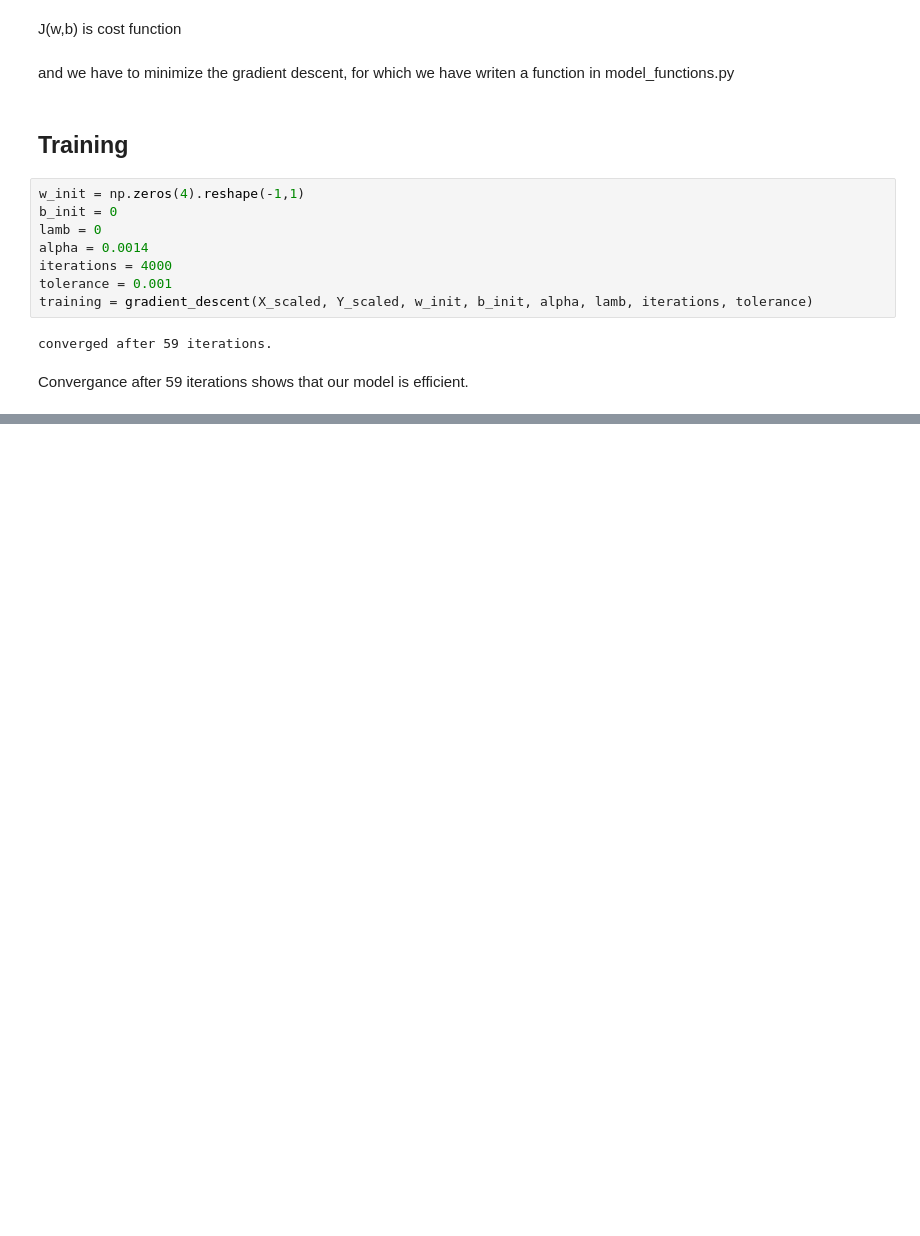
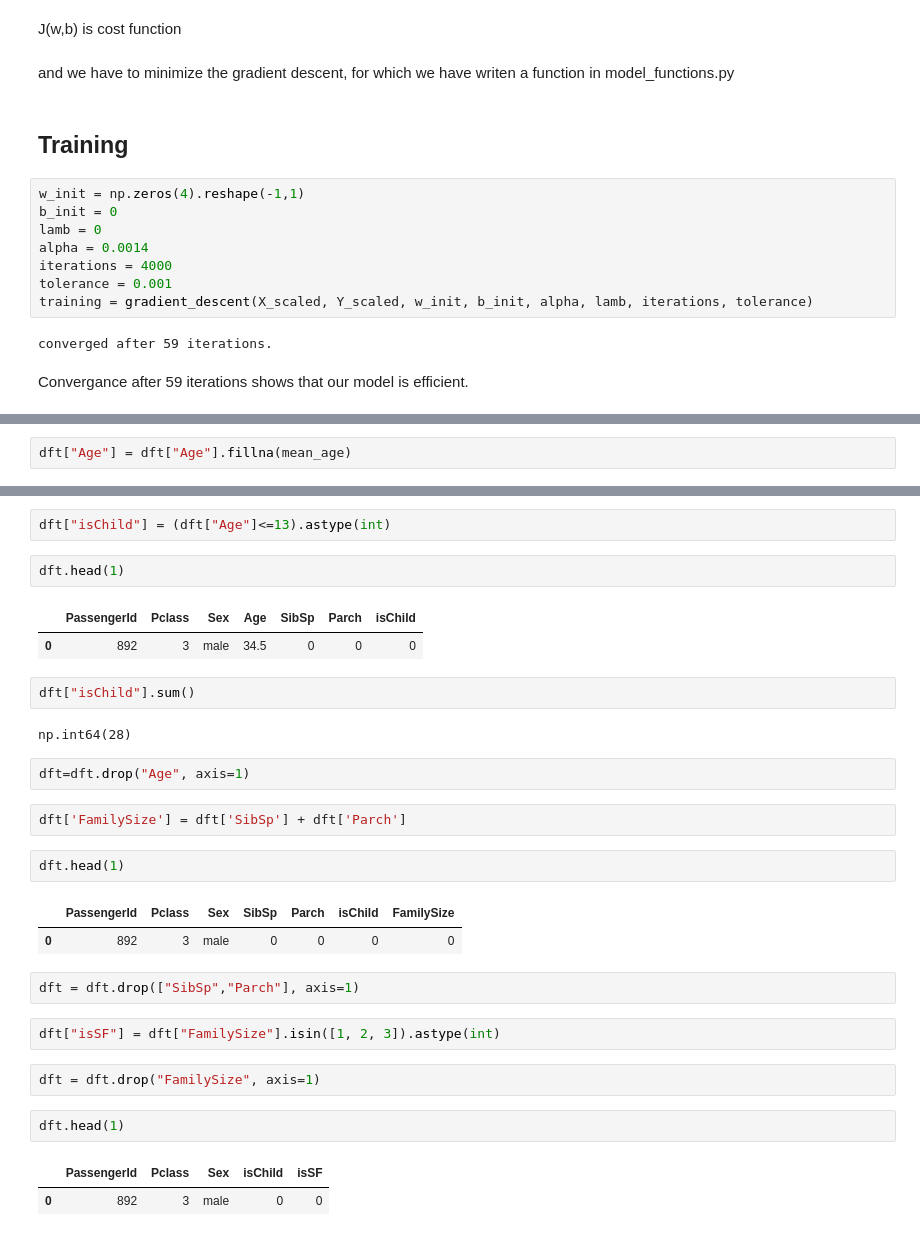
Before and after one commit to stuphy13/JackOrRose, a Jupyter notebook: JackOrRose.ipynb, the cells around one changed output, grey strips where cells are left out. Saved outputs shown, nothing was run; the diff lists cells and outputs as text; blank space fills up the shorter version.

```diff
--- a/JackOrRose.ipynb
+++ b/JackOrRose.ipynb
@@ -448,0 +514,2 @@ Our Bias is: -0.04088377711349475
+# %%
+dft["Age"] = dft["Age"].fillna(mean_age)
@@ -448,0 +526,31 @@ Our Bias is: -0.04088377711349475
+# %%
+dft["isChild"] = (dft["Age"]<=13).astype(int)
+# %%
+dft.head(1)
+# %% [output]
+|  | PassengerId | Pclass | Sex | Age | SibSp | Parch | isChild |
+| 0 | 892 | 3 | male | 34.5 | 0 | 0 | 0 |
+# %%
+dft["isChild"].sum()
+# %% [output]
+np.int64(28)
+# %%
+dft=dft.drop("Age", axis=1)
+# %%
+dft['FamilySize'] = dft['SibSp'] + dft['Parch']
+# %%
+dft.head(1)
+# %% [output]
+|  | PassengerId | Pclass | Sex | SibSp | Parch | isChild | FamilySize |
+| 0 | 892 | 3 | male | 0 | 0 | 0 | 0 |
+# %%
+dft = dft.drop(["SibSp","Parch"], axis=1)
+# %%
+dft["isSF"] = dft["FamilySize"].isin([1, 2, 3]).astype(int)
+# %%
+dft = dft.drop("FamilySize", axis=1)
+# %%
+dft.head(1)
+# %% [output]
+|  | PassengerId | Pclass | Sex | isChild | isSF |
+| 0 | 892 | 3 | male | 0 | 0 |
```
Also changed, not shown: parts of 25 cells of this notebook.
